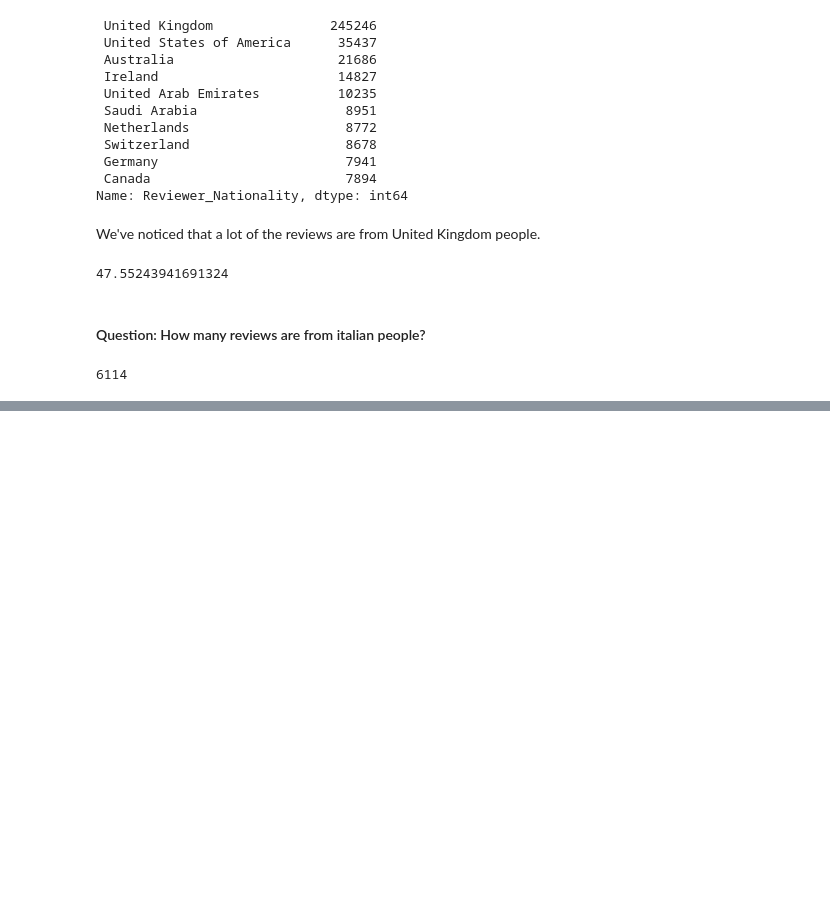
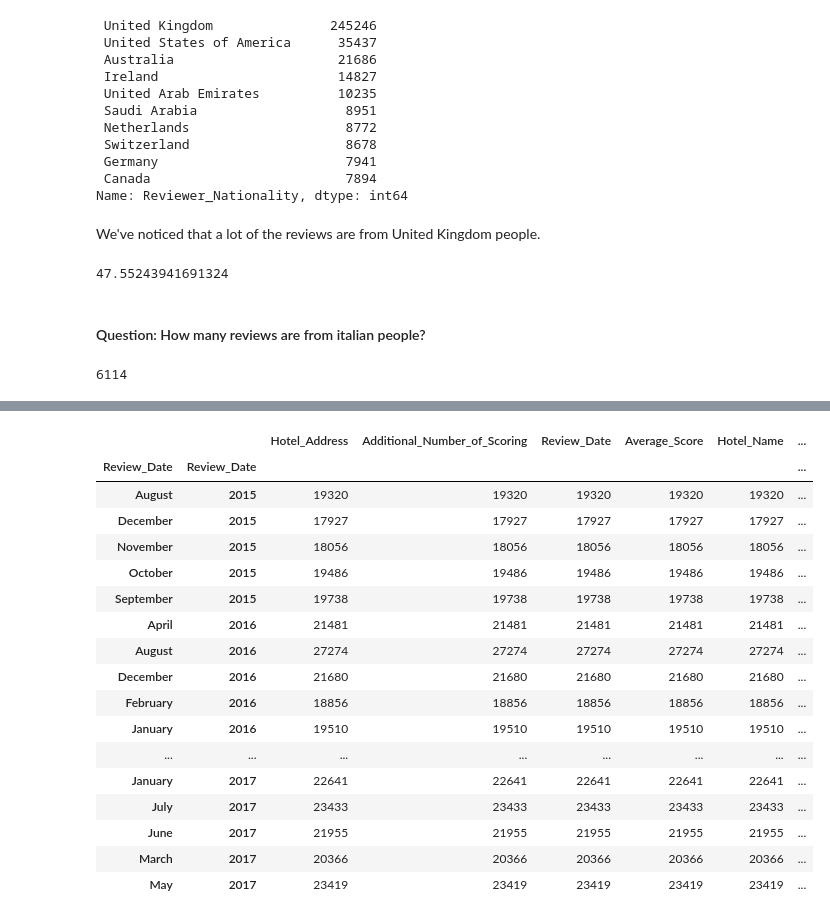
Before and after one commit to LuigiCerone/Hotel-Reviews-Data-Analysis, a Jupyter notebook: Hotel_Reviews_Copia_Lavoro_Giggi.ipynb, the cells around one changed output, grey strips where cells are left out. Saved outputs shown, nothing was run; the diff lists cells and outputs as text; code cells hidden in the pictures; blank space fills up the shorter version.

```diff
--- a/Hotel_Reviews_Copia_Lavoro_Giggi.ipynb
+++ b/Hotel_Reviews_Copia_Lavoro_Giggi.ipynb
@@ -230,0 +244,2 @@ reviews_df['Review_Date'].max()
+# %%
+date_time = pd.to_datetime(reviews_df['Review_Date'])
@@ -316,0 +382,21 @@ reviews_df['Reviewer_Nationality'].value_counts()[' Italy ']
+# %%
+reviews_df.groupby([date_time.dt.strftime('%B'),date_time.dt.strftime('%Y')]).count().sort_index(level=[1,0])
+# %% [output]
+|  |  | Hotel_Address | Additional_Number_of_Scoring | Review_Date | Average_Score | Hotel_Name | ... |
+| Review_Date | Review_Date |  |  |  |  |  | ... |
+| August | 2015 | 19320 | 19320 | 19320 | 19320 | 19320 | ... |
+| December | 2015 | 17927 | 17927 | 17927 | 17927 | 17927 | ... |
+| November | 2015 | 18056 | 18056 | 18056 | 18056 | 18056 | ... |
+| October | 2015 | 19486 | 19486 | 19486 | 19486 | 19486 | ... |
+| September | 2015 | 19738 | 19738 | 19738 | 19738 | 19738 | ... |
+| April | 2016 | 21481 | 21481 | 21481 | 21481 | 21481 | ... |
+| August | 2016 | 27274 | 27274 | 27274 | 27274 | 27274 | ... |
+| December | 2016 | 21680 | 21680 | 21680 | 21680 | 21680 | ... |
+| February | 2016 | 18856 | 18856 | 18856 | 18856 | 18856 | ... |
+| January | 2016 | 19510 | 19510 | 19510 | 19510 | 19510 | ... |
+| ... | ... | ... | ... | ... | ... | ... | ... |
+| January | 2017 | 22641 | 22641 | 22641 | 22641 | 22641 | ... |
+| July | 2017 | 23433 | 23433 | 23433 | 23433 | 23433 | ... |
+| June | 2017 | 21955 | 21955 | 21955 | 21955 | 21955 | ... |
+| March | 2017 | 20366 | 20366 | 20366 | 20366 | 20366 | ... |
+| May | 2017 | 23419 | 23419 | 23419 | 23419 | 23419 | ... |
```
Also changed, not shown: parts of 15 cells of this notebook.
